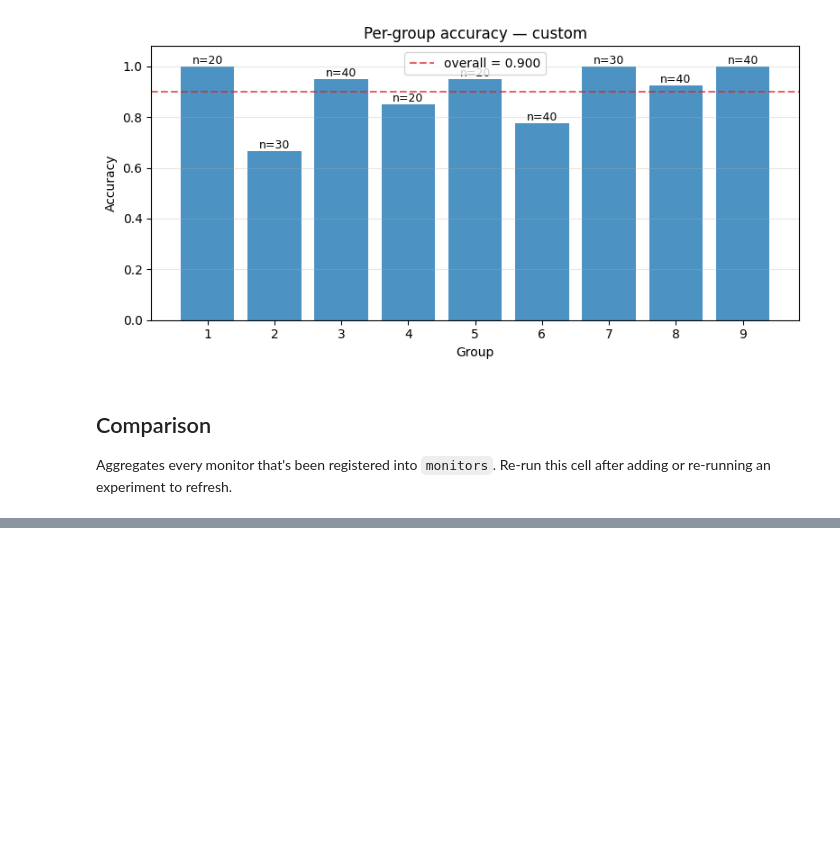
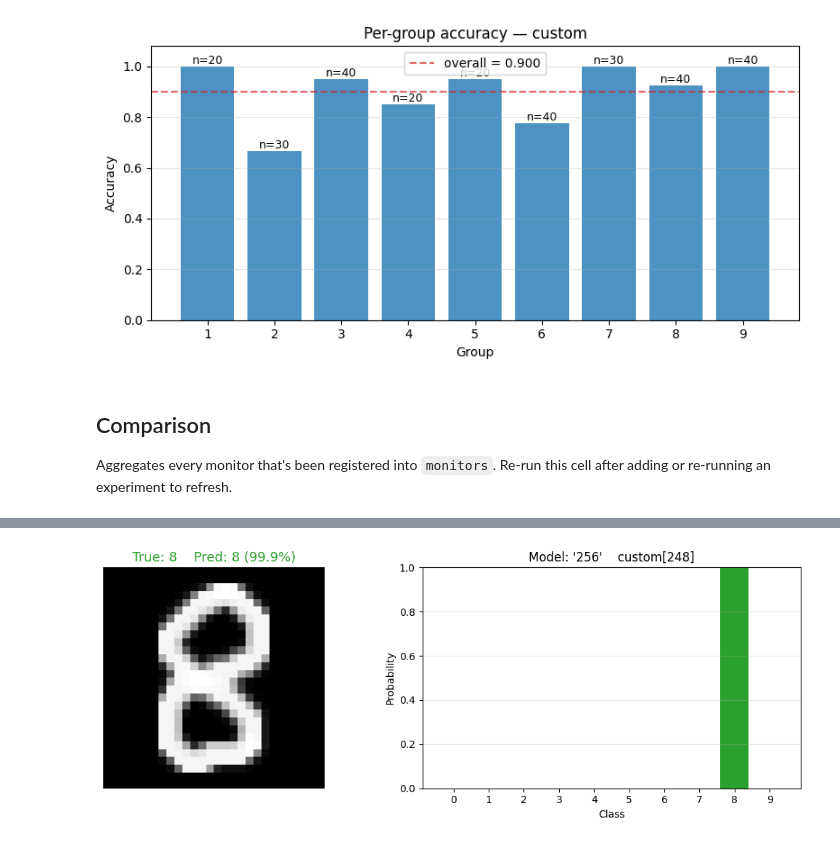
Before and after one commit to abreiss/Ai-final-project, a Jupyter notebook: handwriting.ipynb, the cells around one changed output, grey strips where cells are left out. Cells and saved outputs as stored; diff of their text form; code cells hidden in the pictures; blank space fills up the shorter version.

```diff
--- a/handwriting.ipynb
+++ b/handwriting.ipynb
@@ -704,0 +764,52 @@ plt.show()
+# %%
+import random
+
+# --- knobs ---
+DEMO_MODEL   = '256'             # any key in `monitors`
+DEMO_DATASET = custom_dataset    # try mnist_test, train_set, val_set
+DEMO_LABEL   = 'custom'          # label used in titles
+
+
+m = monitors.get(DEMO_MODEL)
+if m is None or not hasattr(m, 'model'):
+    raise RuntimeError(
+        f"Monitor '{DEMO_MODEL}' has no model attached — "
+        "re-run the experiment cell to populate it."
+    )
+model = m.model
+model.eval()
+
+idx = random.randrange(len(DEMO_DATASET))
+img, true_label = DEMO_DATASET[idx]
+
+with torch.no_grad():
+    logits = model(img.unsqueeze(0).to(device))
+    probs  = torch.softmax(logits, dim=1).squeeze().cpu().numpy()
+pred       = int(probs.argmax())
+confidence = float(probs[pred])
+correct    = pred == true_label
+
+fig, axes = plt.subplots(1, 2, figsize=(11, 4))
+
+axes[0].imshow(img.squeeze().cpu().numpy(), cmap='gray')
+axes[0].set_title(
+    f'True: {true_label}    Pred: {pred} ({confidence:.1%})',
+    color='tab:green' if correct else 'tab:red',
+    fontsize=13,
+)
+axes[0].axis('off')
+
+bar_colors = ['tab:blue'] * NUM_CLASSES
+bar_colors[pred] = 'tab:green' if correct else 'tab:red'
+axes[1].bar(range(NUM_CLASSES), probs, color=bar_colors)
+axes[1].set_xticks(range(NUM_CLASSES))
+axes[1].set_xlabel('Class')
+axes[1].set_ylabel('Probability')
+axes[1].set_ylim(0, 1)
+axes[1].set_title(f"Model: '{DEMO_MODEL}'    {DEMO_LABEL}[{idx}]")
+axes[1].grid(True, alpha=0.3, axis='y')
+
+plt.tight_layout()
+plt.show()
+# %% [output]
+[figure, added]
```
Also changed, not shown: parts of 15 cells of this notebook.
